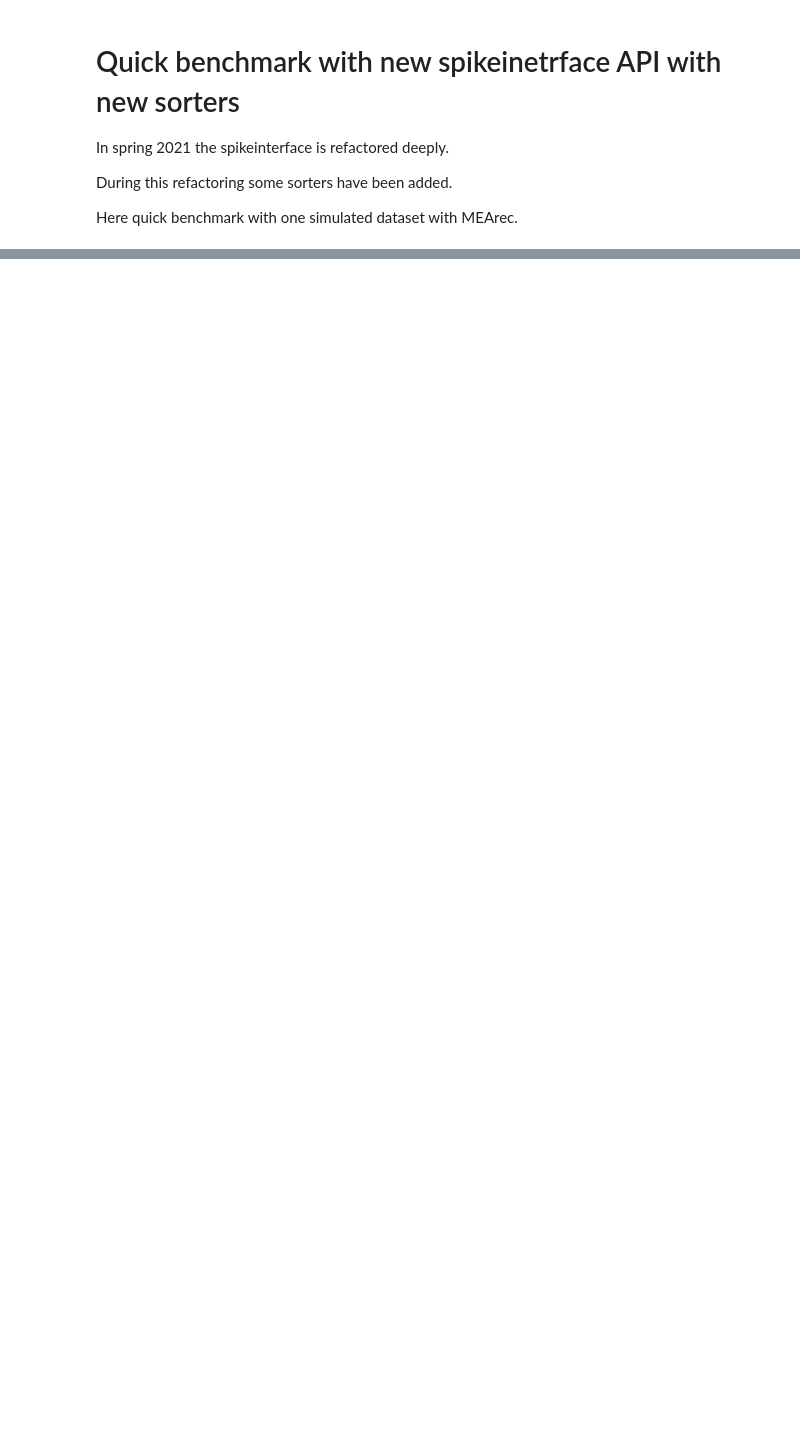
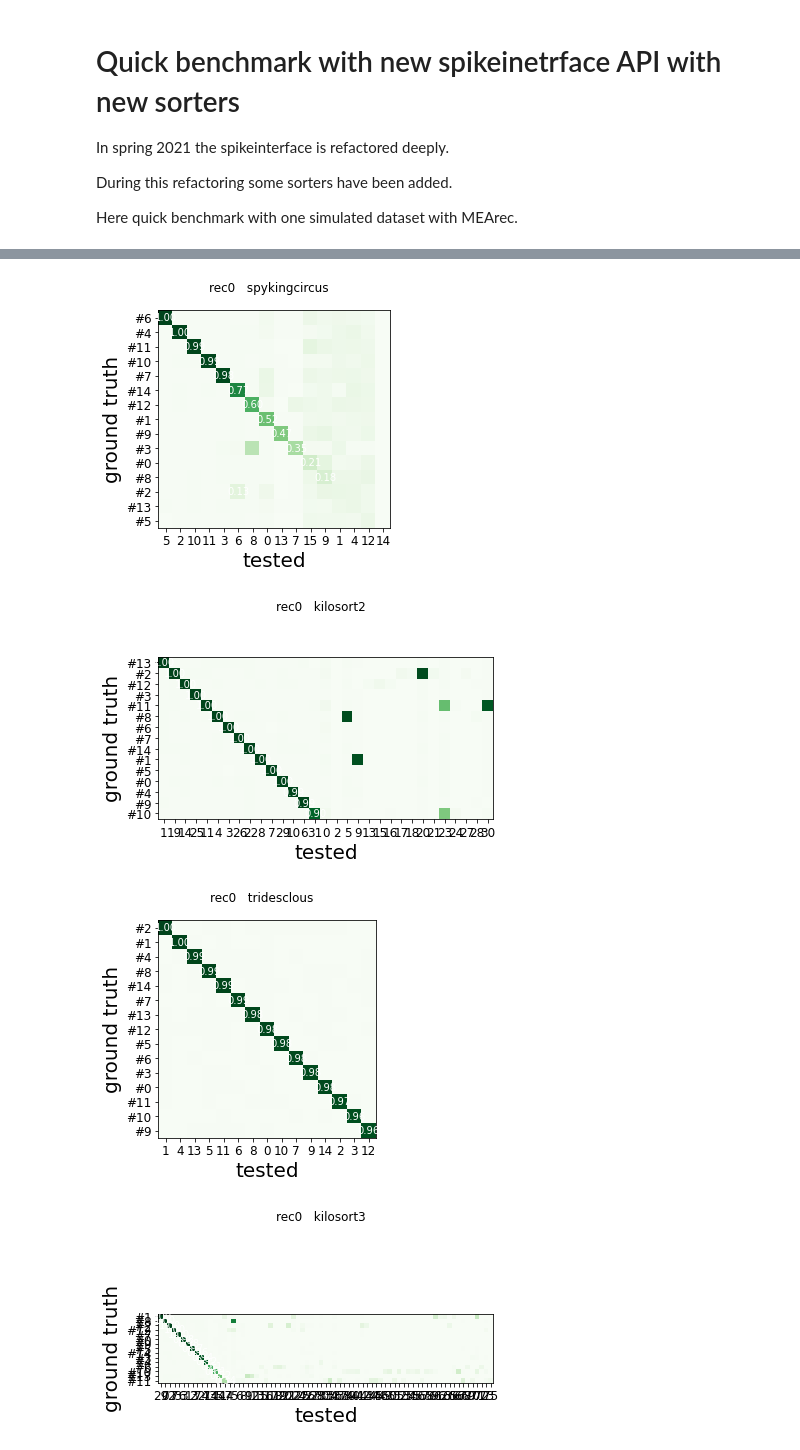
Before and after one commit to SpikeInterface/SpikeInterface.github.io, a Jupyter notebook: posts/quick-benchmarck-with-new-api-and-new-sorters-april-2021.ipynb, the cells around one changed output, grey strips where cells are left out. Drawn from its saved outputs; the diff is of its cells as text; code cells hidden in the pictures; blank space fills up the shorter version.

```diff
--- a/posts/quick-benchmarck-with-new-api-and-new-sorters-april-2021.ipynb
+++ b/posts/quick-benchmarck-with-new-api-and-new-sorters-april-2021.ipynb
@@ -40,0 +148,16 @@ tmp_folder.mkdir(parents=True, exist_ok=True)
+# %%
+study = GroundTruthStudy(study_folder)
+study.copy_sortings()
+
+
+study.run_comparisons(exhaustive_gt=True, delta_time=1.5)
+
+
+comparisons = study.comparisons
+dataframes = study.aggregate_dataframes()
+# %%
+for (rec_name, sorter_name), comp in comparisons.items():
+    print()
+    print('*'*20)
+    print(rec_name, sorter_name)
+    print(comp.count_score)
@@ -40,0 +184,10 @@ tmp_folder.mkdir(parents=True, exist_ok=True)
+# %%
+for (rec_name, sorter_name), comp in comparisons.items():
+    fig, ax = plt.subplots()
+    sw.plot_agreement_matrix(comp, ax=ax)
+    fig.suptitle(rec_name+'   '+ sorter_name)
+# %% [output]
+[figure, added]
+[figure, added]
+[figure, added]
+[figure, added]
```
Also changed, not shown: parts of 15 cells of this notebook.
